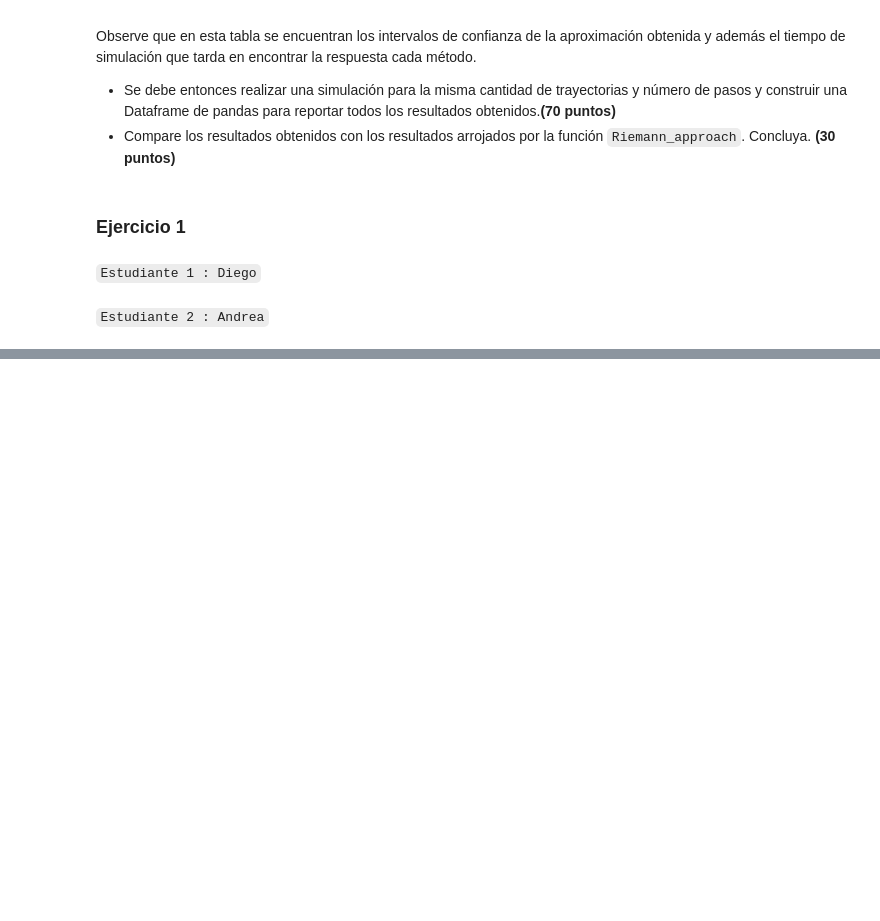
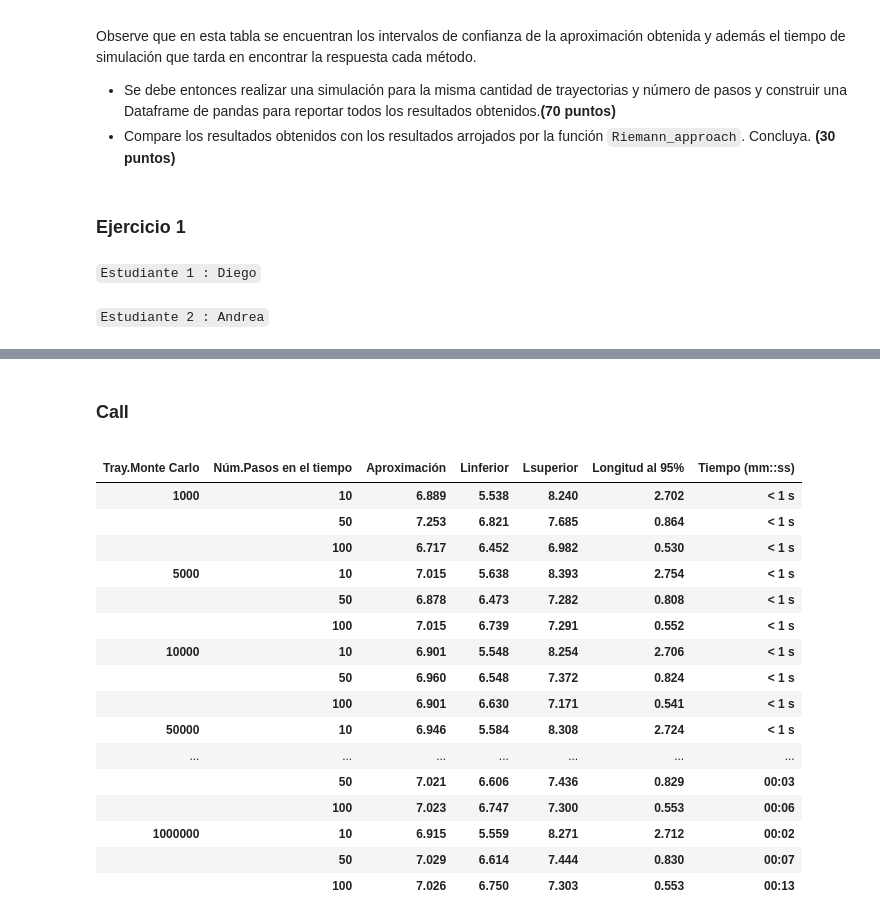
Before and after one commit to diegolazareno/Tarea9_DALopez_AFlores, a Jupyter notebook: Tarea9_DALopez_AFlores.ipynb, the cells around one changed output, grey strips where cells are left out. Cells and saved outputs as stored; diff of their text form; code cells hidden in the pictures; blank space fills up the shorter version.

```diff
--- a/Tarea9_DALopez_AFlores.ipynb
+++ b/Tarea9_DALopez_AFlores.ipynb
@@ -32,0 +301,23 @@ Observe que en esta tabla se encuentran los intervalos de confianza de la aproxi
+# %% [markdown]
+### Call
+# %%
+df_trapecio_c
+# %% [output]
+|  |  |  |  |  |  |  |
+| Tray.Monte Carlo | Núm.Pasos en el tiempo | Aproximación | Linferior | Lsuperior | Longitud al 95% | Tiempo (mm::ss) |
+| 1000 | 10 | 6.889 | 5.538 | 8.240 | 2.702 | < 1 s |
+|  | 50 | 7.253 | 6.821 | 7.685 | 0.864 | < 1 s |
+|  | 100 | 6.717 | 6.452 | 6.982 | 0.530 | < 1 s |
+| 5000 | 10 | 7.015 | 5.638 | 8.393 | 2.754 | < 1 s |
+|  | 50 | 6.878 | 6.473 | 7.282 | 0.808 | < 1 s |
+|  | 100 | 7.015 | 6.739 | 7.291 | 0.552 | < 1 s |
+| 10000 | 10 | 6.901 | 5.548 | 8.254 | 2.706 | < 1 s |
+|  | 50 | 6.960 | 6.548 | 7.372 | 0.824 | < 1 s |
+|  | 100 | 6.901 | 6.630 | 7.171 | 0.541 | < 1 s |
+| 50000 | 10 | 6.946 | 5.584 | 8.308 | 2.724 | < 1 s |
+| ... | ... | ... | ... | ... | ... | ... |
+|  | 50 | 7.021 | 6.606 | 7.436 | 0.829 | 00:03 |
+|  | 100 | 7.023 | 6.747 | 7.300 | 0.553 | 00:06 |
+| 1000000 | 10 | 6.915 | 5.559 | 8.271 | 2.712 | 00:02 |
+|  | 50 | 7.029 | 6.614 | 7.444 | 0.830 | 00:07 |
+|  | 100 | 7.026 | 6.750 | 7.303 | 0.553 | 00:13 |
```
Also changed, not shown: parts of 13 cells of this notebook.
